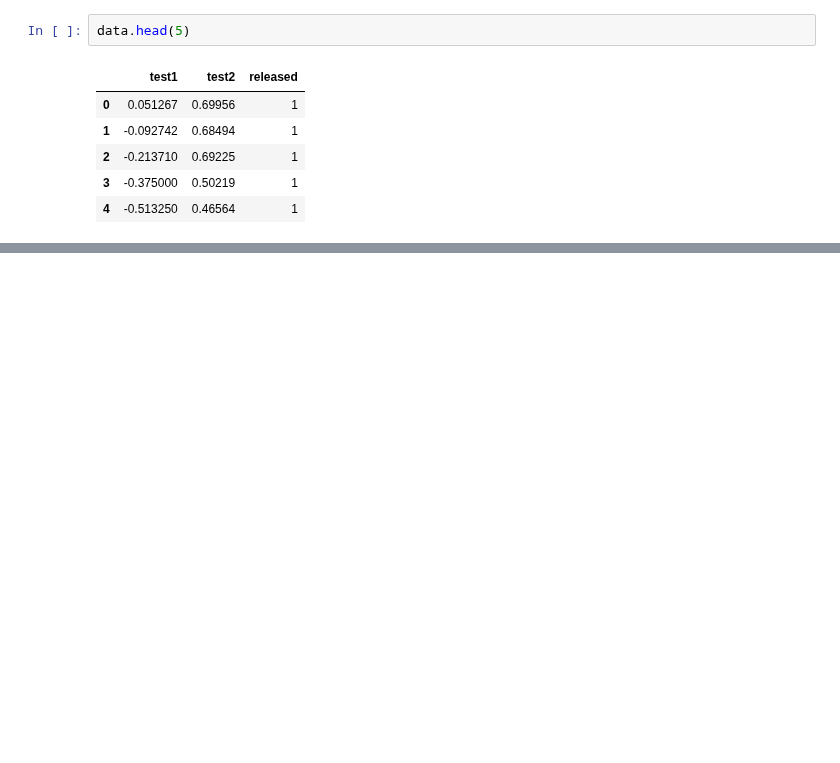
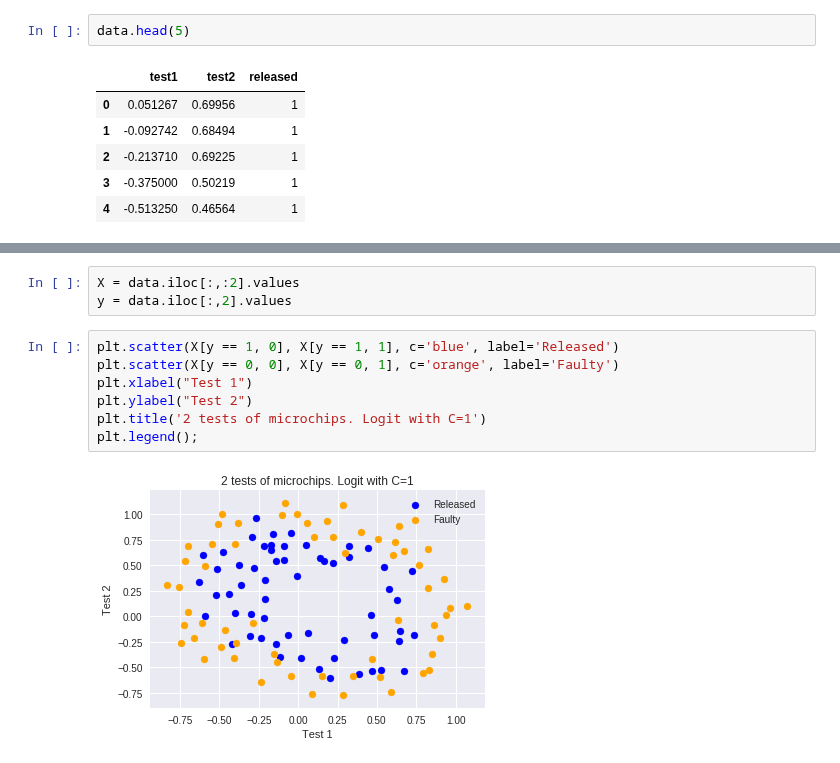
Before and after one commit to ssttv/ml-resources, a Jupyter notebook: ols_and_regression.ipynb, the cells around one changed output, grey strips where cells are left out. Cells and saved outputs as stored; diff of their text form; blank space fills up the shorter version.

```diff
--- a/ols_and_regression.ipynb
+++ b/ols_and_regression.ipynb
@@ -61,0 +71,12 @@ data.head(5)
+# %%
+X = data.iloc[:,:2].values
+y = data.iloc[:,2].values
+# %%
+plt.scatter(X[y == 1, 0], X[y == 1, 1], c='blue', label='Released')
+plt.scatter(X[y == 0, 0], X[y == 0, 1], c='orange', label='Faulty')
+plt.xlabel("Test 1")
+plt.ylabel("Test 2")
+plt.title('2 tests of microchips. Logit with C=1')
+plt.legend();
+# %% [output]
+[figure, added]
```
Also changed, not shown: parts of 9 cells of this notebook.
